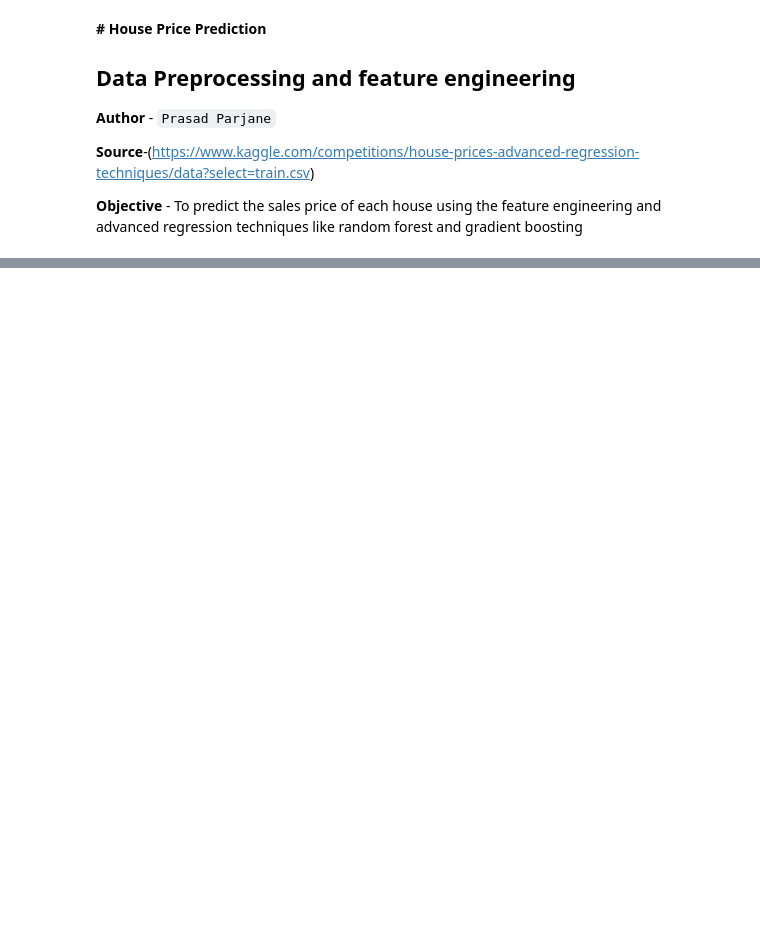
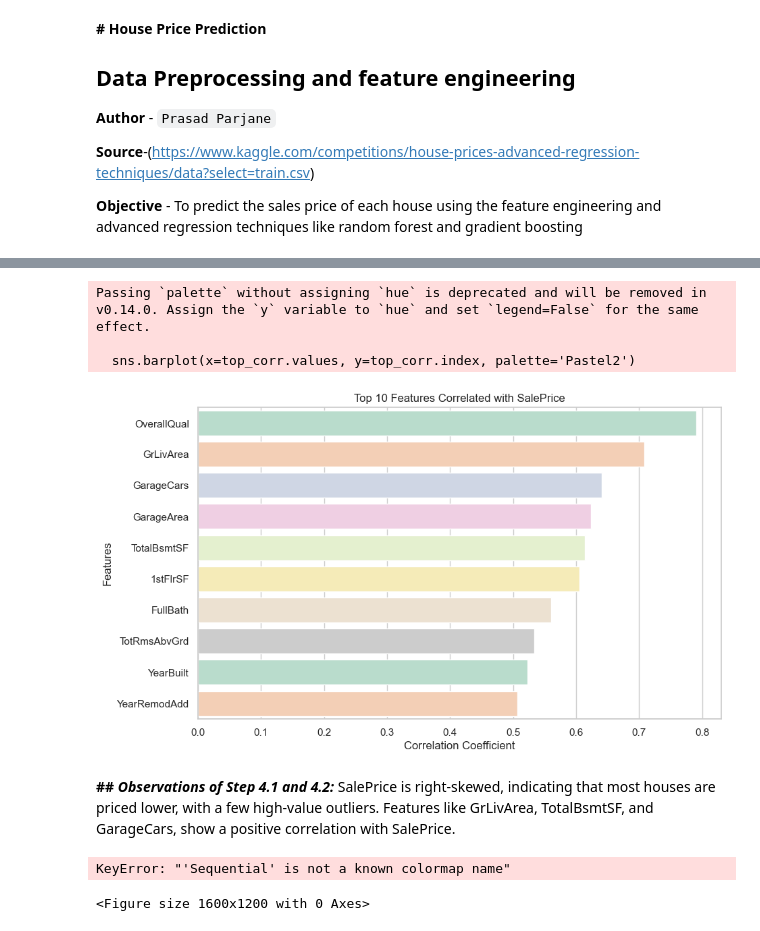
Before and after one commit to Prasad777777/CSI, a Jupyter notebook: Week5_Assignment/assignment_week5.ipynb, the cells around one changed output, grey strips where cells are left out. Saved outputs shown, nothing was run; the diff lists cells and outputs as text; code cells hidden in the pictures; blank space fills up the shorter version.

```diff
--- a/Week5_Assignment/assignment_week5.ipynb
+++ b/Week5_Assignment/assignment_week5.ipynb
@@ -36,0 +130,33 @@ SyntaxError: (unicode error) 'unicodeescape' codec can't decode bytes in positio
+# %%
+# 4.2) Visualizing the correlation of features with SalePrice
+numeric_df = df.select_dtypes(include=['int64', 'float64'])
+
+correlation = numeric_df.corr()['SalePrice'].sort_values(ascending=False)
+
+top_corr = correlation[1:11]  # Exclude 'SalePrice' itself
+
+plt.figure(figsize=(10, 6))
+sns.barplot(x=top_corr.values, y=top_corr.index, palette='Pastel2')
+plt.title('Top 10 Features Correlated with SalePrice')
+plt.xlabel('Correlation Coefficient')
+plt.ylabel('Features')
+plt.show()
+# %% [output]
+Passing `palette` without assigning `hue` is deprecated and will be removed in v0.14.0. Assign the `y` variable to `hue` and set `legend=False` for the same effect.
+
+  sns.barplot(x=top_corr.values, y=top_corr.index, palette='Pastel2')
+[figure, added]
+# %% [markdown]
+
+**## *Observations of Step 4.1 and 4.2:***
+SalePrice is right-skewed, indicating that most houses are priced lower, with a few high-value outliers.
+Features like GrLivArea, TotalBsmtSF, and GarageCars, show a positive correlation with SalePrice.
+# %%
+# 4.3) Visualizing the correlation heatmap of numeric features
+plt.figure(figsize=(16, 12))
+sns.heatmap(numeric_df.corr(), annot=False, cmap='blue-yellow', linewidths=0.5)
+plt.title('Correlation Heatmap of Numeric Features')
+plt.show()
+# %% [output]
+KeyError: "'Sequential' is not a known colormap name"
+<Figure size 1600x1200 with 0 Axes>
```
Also changed, not shown: parts of 9 cells of this notebook.
